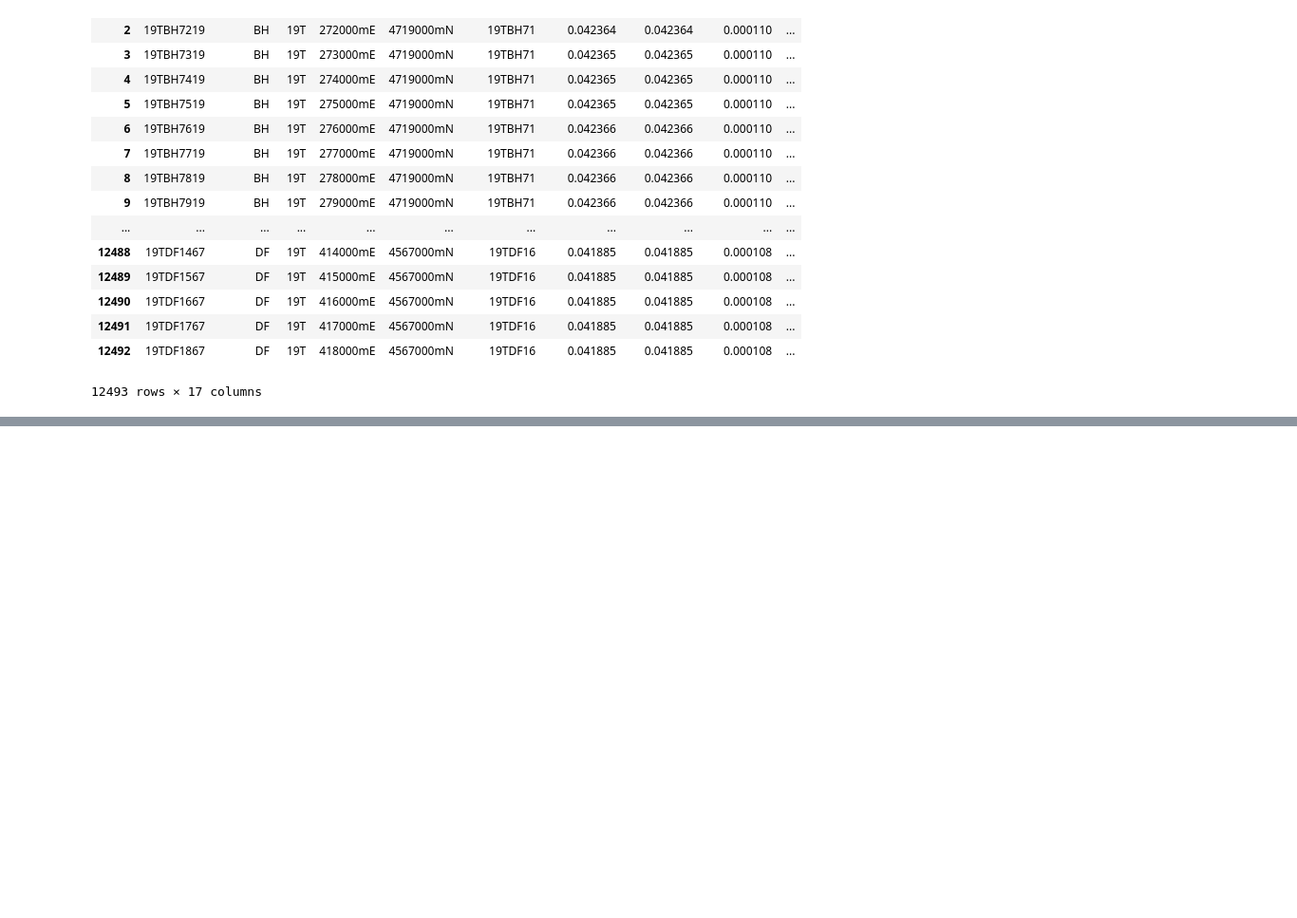
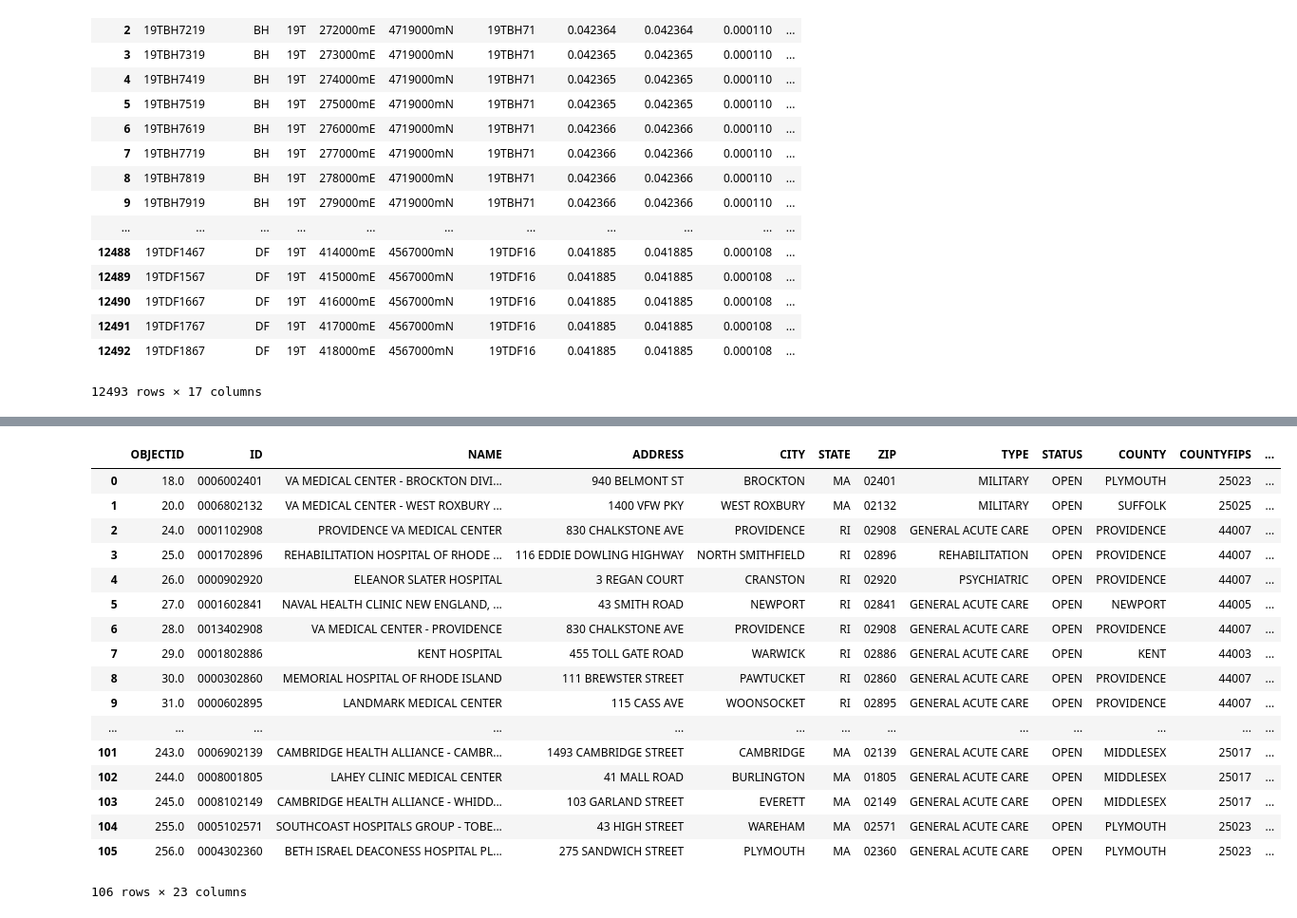
Before and after one commit to obhalerao/bwsi-remote-sensing-final-exercise-logistics, a Jupyter notebook: final_exercise_grid.ipynb, the cells around one changed output, grey strips where cells are left out. Shown: that part at 95% size. Drawn from its saved outputs; the diff is of its cells as text; code cells hidden in the pictures; blank space fills up the shorter version.

```diff
--- a/final_exercise_grid.ipynb
+++ b/final_exercise_grid.ipynb
@@ -120,0 +126,21 @@ plt.hist(game_grid['population'])
+# %%
+hospitals
+# %% [output]
+|  | OBJECTID | ID | NAME | ADDRESS | CITY | STATE | ZIP | TYPE | STATUS | COUNTY | COUNTYFIPS | ... |
+| 0 | 18.0 | 0006002401 | VA MEDICAL CENTER - BROCKTON DIVI... | 940 BELMONT ST | BROCKTON | MA | 02401 | MILITARY | OPEN | PLYMOUTH | 25023 | ... |
+| 1 | 20.0 | 0006802132 | VA MEDICAL CENTER - WEST ROXBURY ... | 1400 VFW PKY | WEST ROXBURY | MA | 02132 | MILITARY | OPEN | SUFFOLK | 25025 | ... |
+| 2 | 24.0 | 0001102908 | PROVIDENCE VA MEDICAL CENTER | 830 CHALKSTONE AVE | PROVIDENCE | RI | 02908 | GENERAL ACUTE CARE | OPEN | PROVIDENCE | 44007 | ... |
+| 3 | 25.0 | 0001702896 | REHABILITATION HOSPITAL OF RHODE ... | 116 EDDIE DOWLING HIGHWAY | NORTH SMITHFIELD | RI | 02896 | REHABILITATION | OPEN | PROVIDENCE | 44007 | ... |
+| 4 | 26.0 | 0000902920 | ELEANOR SLATER HOSPITAL | 3 REGAN COURT | CRANSTON | RI | 02920 | PSYCHIATRIC | OPEN | PROVIDENCE | 44007 | ... |
+| 5 | 27.0 | 0001602841 | NAVAL HEALTH CLINIC NEW ENGLAND, ... | 43 SMITH ROAD | NEWPORT | RI | 02841 | GENERAL ACUTE CARE | OPEN | NEWPORT | 44005 | ... |
+| 6 | 28.0 | 0013402908 | VA MEDICAL CENTER - PROVIDENCE | 830 CHALKSTONE AVE | PROVIDENCE | RI | 02908 | GENERAL ACUTE CARE | OPEN | PROVIDENCE | 44007 | ... |
+| 7 | 29.0 | 0001802886 | KENT HOSPITAL | 455 TOLL GATE ROAD | WARWICK | RI | 02886 | GENERAL ACUTE CARE | OPEN | KENT | 44003 | ... |
+| 8 | 30.0 | 0000302860 | MEMORIAL HOSPITAL OF RHODE ISLAND | 111 BREWSTER STREET | PAWTUCKET | RI | 02860 | GENERAL ACUTE CARE | OPEN | PROVIDENCE | 44007 | ... |
+| 9 | 31.0 | 0000602895 | LANDMARK MEDICAL CENTER | 115 CASS AVE | WOONSOCKET | RI | 02895 | GENERAL ACUTE CARE | OPEN | PROVIDENCE | 44007 | ... |
+| ... | ... | ... | ... | ... | ... | ... | ... | ... | ... | ... | ... | ... |
+| 101 | 243.0 | 0006902139 | CAMBRIDGE HEALTH ALLIANCE - CAMBR... | 1493 CAMBRIDGE STREET | CAMBRIDGE | MA | 02139 | GENERAL ACUTE CARE | OPEN | MIDDLESEX | 25017 | ... |
+| 102 | 244.0 | 0008001805 | LAHEY CLINIC MEDICAL CENTER | 41 MALL ROAD | BURLINGTON | MA | 01805 | GENERAL ACUTE CARE | OPEN | MIDDLESEX | 25017 | ... |
+| 103 | 245.0 | 0008102149 | CAMBRIDGE HEALTH ALLIANCE - WHIDD... | 103 GARLAND STREET | EVERETT | MA | 02149 | GENERAL ACUTE CARE | OPEN | MIDDLESEX | 25017 | ... |
+| 104 | 255.0 | 0005102571 | SOUTHCOAST HOSPITALS GROUP - TOBE... | 43 HIGH STREET | WAREHAM | MA | 02571 | GENERAL ACUTE CARE | OPEN | PLYMOUTH | 25023 | ... |
+| 105 | 256.0 | 0004302360 | BETH ISRAEL DEACONESS HOSPITAL PL... | 275 SANDWICH STREET | PLYMOUTH | MA | 02360 | GENERAL ACUTE CARE | OPEN | PLYMOUTH | 25023 | ... |
+106 rows × 23 columns
```
Also changed, not shown: parts of 4 cells of this notebook.
